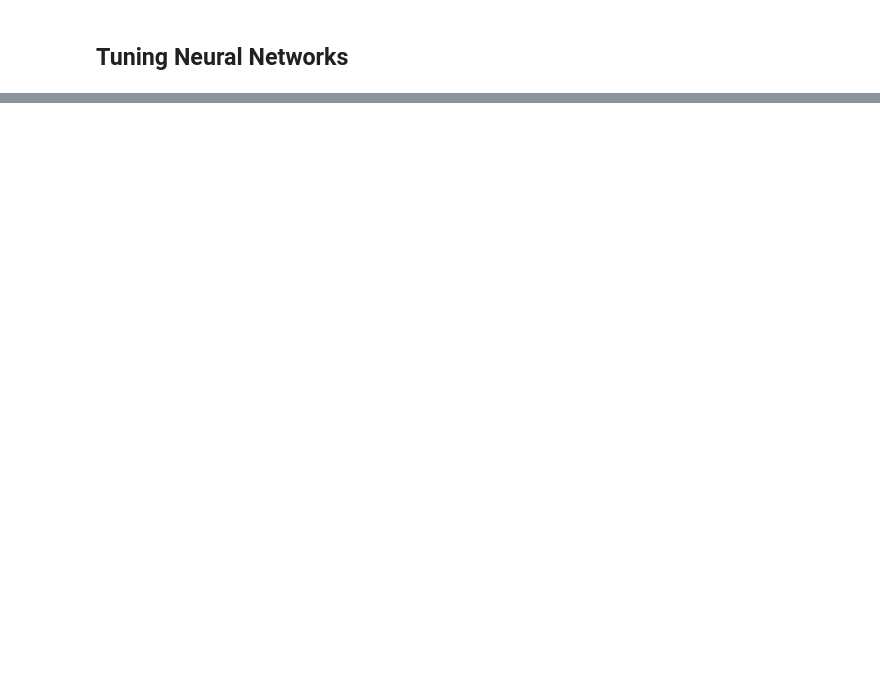
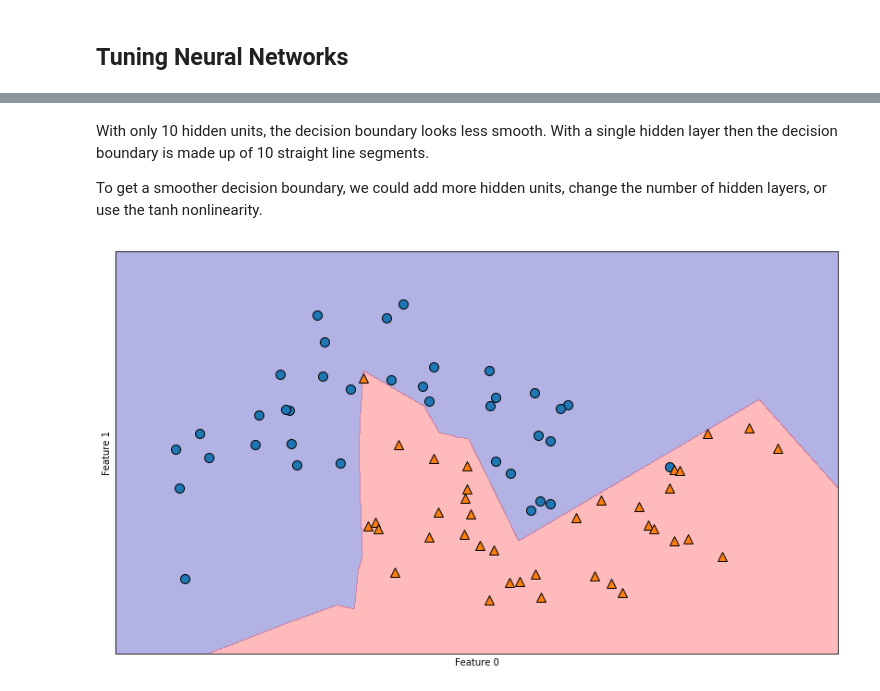
Before and after one commit to Patabu2/machine_learning_study, a Jupyter notebook: Chapter 2- Supervised learning.ipynb, the cells around one changed output, grey strips where cells are left out. Saved outputs shown, nothing was run; the diff lists cells and outputs as text; code cells hidden in the pictures; blank space fills up the shorter version.

```diff
--- a/Chapter 2- Supervised learning.ipynb
+++ b/Chapter 2- Supervised learning.ipynb
@@ -1338,0 +1376,18 @@ display(mglearn.plots.plot_two_hidden_layer_graph())
+# %% [markdown]
+With only 10 hidden units, the decision boundary looks less smooth. With a single hidden layer then the decision boundary is made up of 10 straight line segments.
+
+To get a smoother decision boundary, we could add more hidden units, change the number of hidden layers, or use the tanh nonlinearity.
+# %%
+# Using two layers with 10 units each
+mlp = MLPClassifier(solver = "lbfgs", random_state = 0, hidden_layer_sizes = [10, 10])
+mlp.fit(X_train, y_train)
+
+plt.figure(figsize = (14,8))
+mglearn.plots.plot_2d_separator(mlp, X_train, fill = True, alpha = 0.3)
+mglearn.discrete_scatter(X_train[:, 0], X_train[:, 1], y_train)
+
+plt.xlabel("Feature 0")
+plt.ylabel("Feature 1")
+plt.show()
+# %% [output]
+[figure, added]
```
Also changed, not shown: parts of 24 cells of this notebook.
